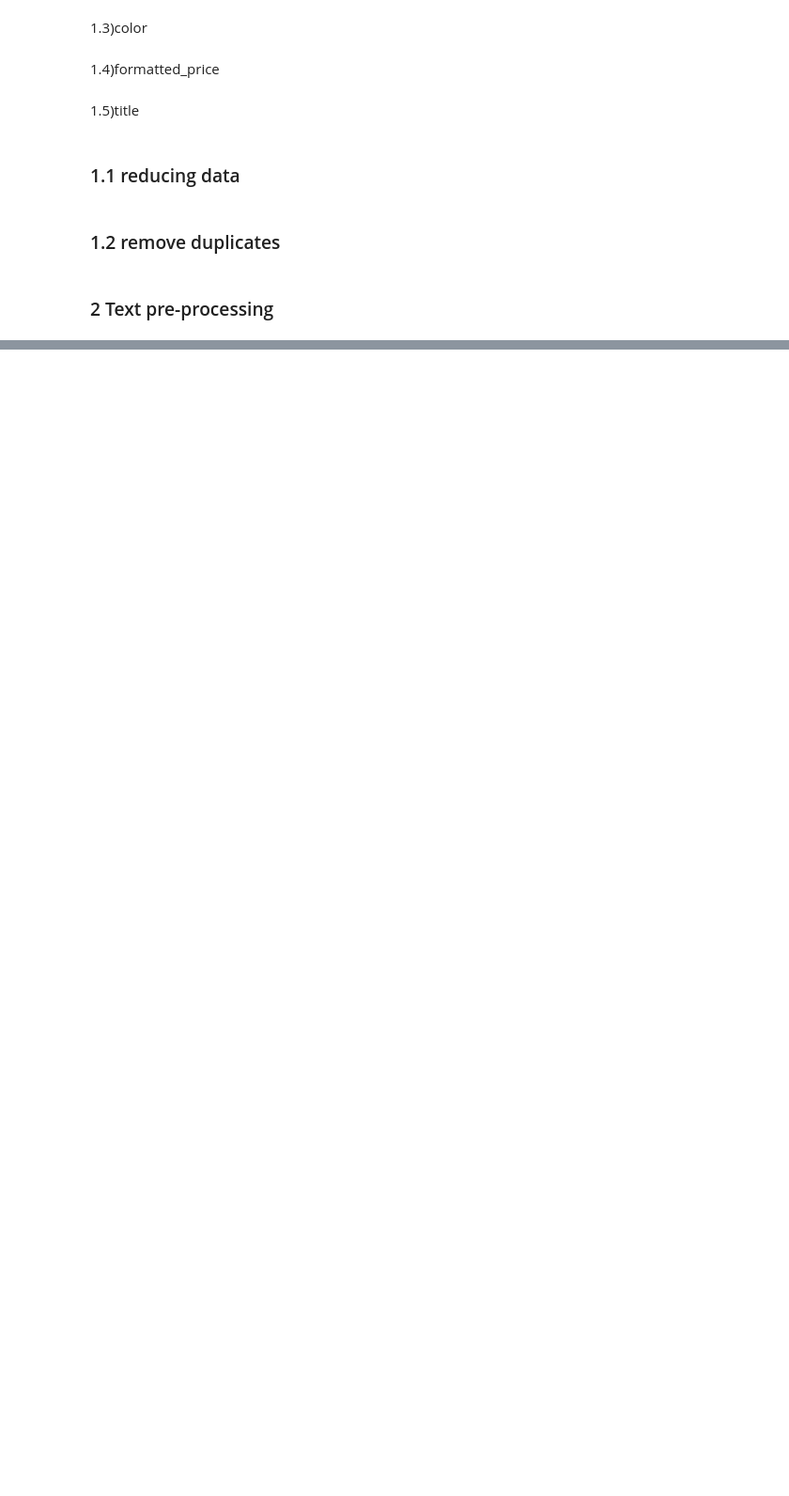
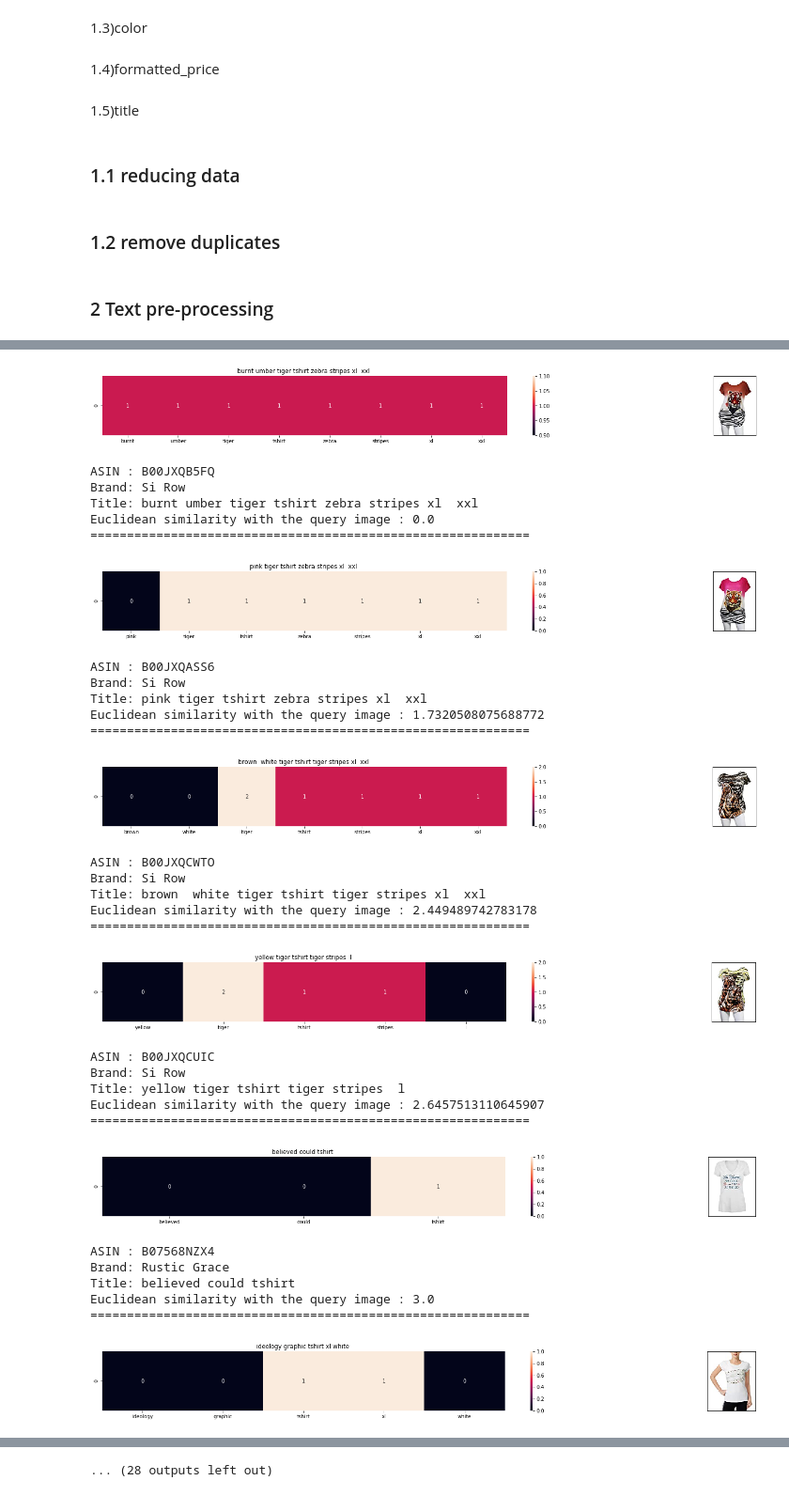
Before and after one commit to rj7shakya/amazon_fashion, a Jupyter notebook: amazon_fashion_discovery.ipynb, the cells around one changed output, grey strips where cells are left out. Shown at 94% size. Saved outputs shown, nothing was run; the diff lists cells and outputs as text; code cells hidden in the pictures; blank space fills up the shorter version.

Commit message:
bag of words added

```diff
--- a/amazon_fashion_discovery.ipynb
+++ b/amazon_fashion_discovery.ipynb
@@ -183,0 +224,5 @@ data = pd.read_pickle('pickels/16k_apperal_data')
+# %%
+def display_img(url,ax,fig):
+    response = requests.get(url)
+    img = Image.open(BytesIO(response.content))
+    plt.imshow(img)
@@ -183,0 +269,12 @@ data = pd.read_pickle('pickels/16k_apperal_data')
+# %%
+def text_to_vector(text):
+    word = re.compile(r'\w+')
+    words = word.findall(text)
+    return Counter(words)
+# %%
+def get_result(doc_id, content_a, content_b, url, model):
+    text1 = content_a
+    text2 = content_b
+    vector1 = text_to_vector(text1)
+    vector2 = text_to_vector(text2)
+    plot_heatmap_image(doc_id, vector1, vector2, url, text2, model)
@@ -183,0 +283,5 @@ data = pd.read_pickle('pickels/16k_apperal_data')
+# %%
+from sklearn.feature_extraction.text import CountVectorizer
+title_vectorizer  = CountVectorizer()
+title_features = title_vectorizer.fit_transform(data['title'])
+title_features.get_shapeape()
@@ -183,0 +290,47 @@ data = pd.read_pickle('pickels/16k_apperal_data')
+# %%
+def bag_of_words_model(doc_id,num_results):
+    pairwise_dist = pairwise_distances(title_features,title_features[doc_id])
+    indices = np.argsort(pairwise_dist.flatten())[0:num_results]
+    pdists  = np.sort(pairwise_dist.flatten())[0:num_results]
+    df_indices = list(data.index[indices])
+    for i in range(0,len(indices)):
+        get_result(indices[i],data['title'].loc[df_indices[0]],data['title'].loc[df_indices[i]], data['medium_image_url'].loc[df_indices[i]], 'bag_of_words')
+        print('ASIN :',data['asin'].loc[df_indices[i]])
+        print ('Brand:', data['brand'].loc[df_indices[i]])
+        print ('Title:', data['title'].loc[df_indices[i]])
+        print ('Euclidean similarity with the query image :', pdists[i])
+        print('='*60)
+
+bag_of_words_model(12566, 20)
+# %% [output]
+[figure, added]
+ASIN : B00JXQB5FQ
+Brand: Si Row
+Title: burnt umber tiger tshirt zebra stripes xl  xxl
+Euclidean similarity with the query image : 0.0
+============================================================
+[figure, added]
+ASIN : B00JXQASS6
+Brand: Si Row
+Title: pink tiger tshirt zebra stripes xl  xxl
+Euclidean similarity with the query image : 1.7320508075688772
+============================================================
+[figure, added]
+ASIN : B00JXQCWTO
+Brand: Si Row
+Title: brown  white tiger tshirt tiger stripes xl  xxl
+Euclidean similarity with the query image : 2.449489742783178
+============================================================
+[figure, added]
+ASIN : B00JXQCUIC
+Brand: Si Row
+Title: yellow tiger tshirt tiger stripes  l
+Euclidean similarity with the query image : 2.6457513110645907
+============================================================
+[figure, added]
+ASIN : B07568NZX4
+Brand: Rustic Grace
+Title: believed could tshirt
+Euclidean similarity with the query image : 3.0
+============================================================
+[figure, added]
@@ -183,0 +342 @@ data = pd.read_pickle('pickels/16k_apperal_data')
+... (28 outputs left out)
```
Also changed, not shown: parts of 11 cells of this notebook.
